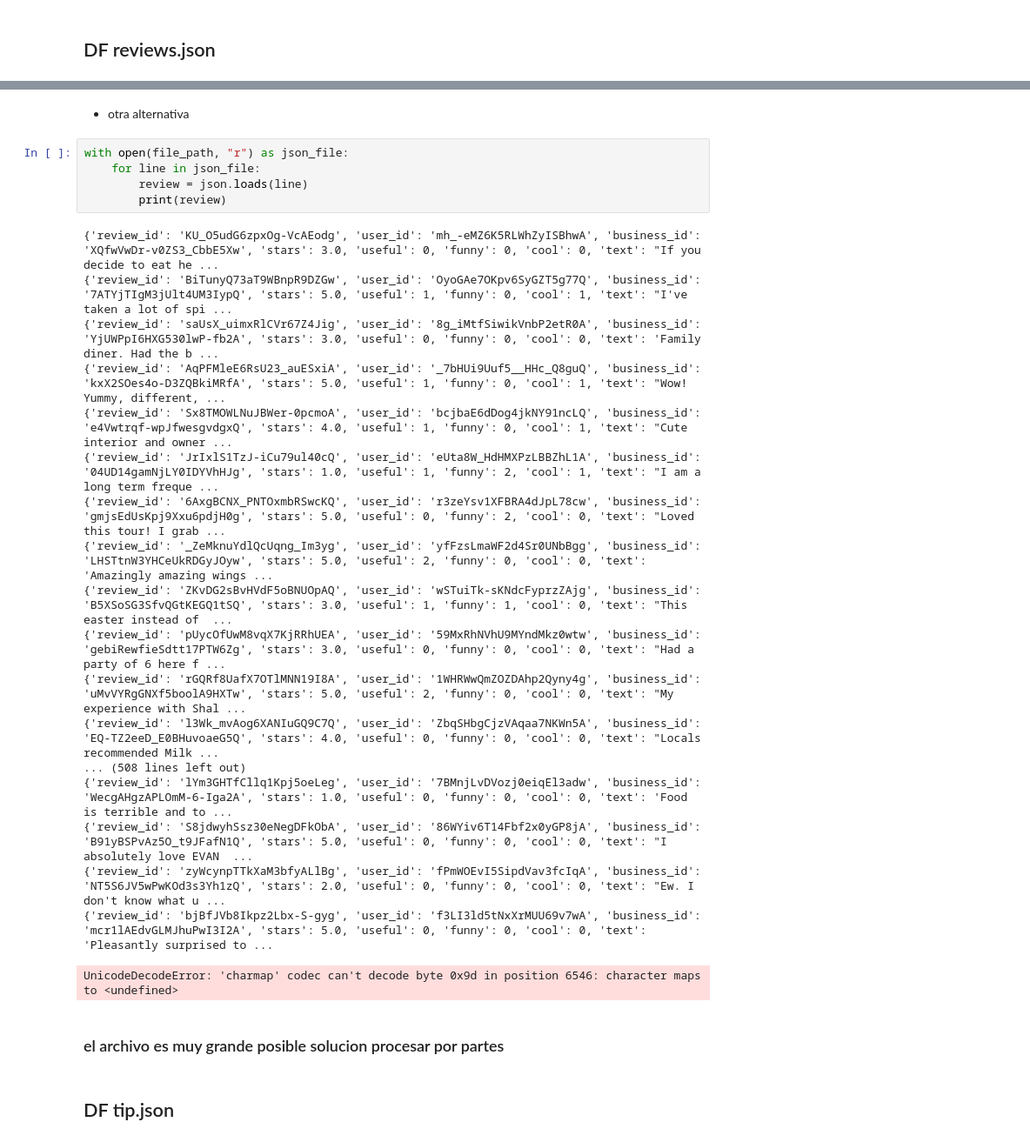
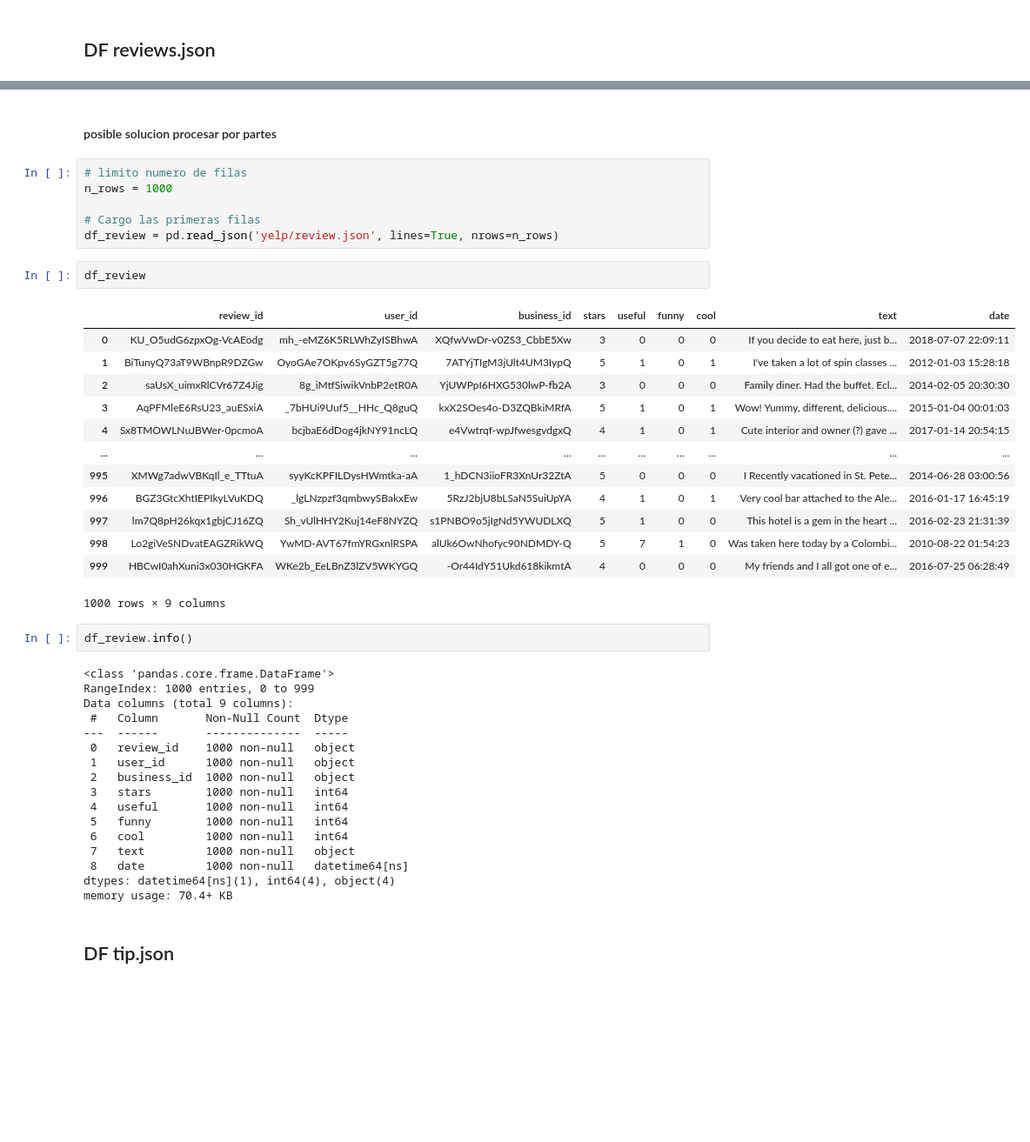
Before and after one commit to rulomak/PF_google_Yelp, a Jupyter notebook: CalidadDeDatos/archivos_Yelp.ipynb, the cells around one changed output, grey strips where cells are left out. Shown at 87% size. Drawn from its saved outputs; the diff is of its cells as text; blank space fills up the shorter version.

Commit message:
limit rows

```diff
--- a/CalidadDeDatos/archivos_Yelp.ipynb
+++ b/CalidadDeDatos/archivos_Yelp.ipynb
@@ -187,31 +148,46 @@ UnicodeDecodeError: 'charmap' codec can't decode byte 0x9d in position 6546: cha
-# %% [markdown]
-* otra alternativa
-# %%
-with open(file_path, "r") as json_file:
-    for line in json_file:
-        review = json.loads(line)
-        print(review)
-# %% [output]
-{'review_id': 'KU_O5udG6zpxOg-VcAEodg', 'user_id': 'mh_-eMZ6K5RLWhZyISBhwA', 'business_id': 'XQfwVwDr-v0ZS3_CbbE5Xw', 'stars': 3.0, 'useful': 0, 'funny': 0, 'cool': 0, 'text': "If you decide to eat he ...
-{'review_id': 'BiTunyQ73aT9WBnpR9DZGw', 'user_id': 'OyoGAe7OKpv6SyGZT5g77Q', 'business_id': '7ATYjTIgM3jUlt4UM3IypQ', 'stars': 5.0, 'useful': 1, 'funny': 0, 'cool': 1, 'text': "I've taken a lot of spi ...
-{'review_id': 'saUsX_uimxRlCVr67Z4Jig', 'user_id': '8g_iMtfSiwikVnbP2etR0A', 'business_id': 'YjUWPpI6HXG530lwP-fb2A', 'stars': 3.0, 'useful': 0, 'funny': 0, 'cool': 0, 'text': 'Family diner. Had the b ...
-{'review_id': 'AqPFMleE6RsU23_auESxiA', 'user_id': '_7bHUi9Uuf5__HHc_Q8guQ', 'business_id': 'kxX2SOes4o-D3ZQBkiMRfA', 'stars': 5.0, 'useful': 1, 'funny': 0, 'cool': 1, 'text': "Wow!  Yummy, different, ...
-{'review_id': 'Sx8TMOWLNuJBWer-0pcmoA', 'user_id': 'bcjbaE6dDog4jkNY91ncLQ', 'business_id': 'e4Vwtrqf-wpJfwesgvdgxQ', 'stars': 4.0, 'useful': 1, 'funny': 0, 'cool': 1, 'text': "Cute interior and owner ...
-{'review_id': 'JrIxlS1TzJ-iCu79ul40cQ', 'user_id': 'eUta8W_HdHMXPzLBBZhL1A', 'business_id': '04UD14gamNjLY0IDYVhHJg', 'stars': 1.0, 'useful': 1, 'funny': 2, 'cool': 1, 'text': "I am a long term freque ...
-{'review_id': '6AxgBCNX_PNTOxmbRSwcKQ', 'user_id': 'r3zeYsv1XFBRA4dJpL78cw', 'business_id': 'gmjsEdUsKpj9Xxu6pdjH0g', 'stars': 5.0, 'useful': 0, 'funny': 2, 'cool': 0, 'text': "Loved this tour! I grab ...
-{'review_id': '_ZeMknuYdlQcUqng_Im3yg', 'user_id': 'yfFzsLmaWF2d4Sr0UNbBgg', 'business_id': 'LHSTtnW3YHCeUkRDGyJOyw', 'stars': 5.0, 'useful': 2, 'funny': 0, 'cool': 0, 'text': 'Amazingly amazing wings ...
-{'review_id': 'ZKvDG2sBvHVdF5oBNUOpAQ', 'user_id': 'wSTuiTk-sKNdcFyprzZAjg', 'business_id': 'B5XSoSG3SfvQGtKEGQ1tSQ', 'stars': 3.0, 'useful': 1, 'funny': 1, 'cool': 0, 'text': "This easter instead of  ...
-{'review_id': 'pUycOfUwM8vqX7KjRRhUEA', 'user_id': '59MxRhNVhU9MYndMkz0wtw', 'business_id': 'gebiRewfieSdtt17PTW6Zg', 'stars': 3.0, 'useful': 0, 'funny': 0, 'cool': 0, 'text': "Had a party of 6 here f ...
-{'review_id': 'rGQRf8UafX7OTlMNN19I8A', 'user_id': '1WHRWwQmZOZDAhp2Qyny4g', 'business_id': 'uMvVYRgGNXf5boolA9HXTw', 'stars': 5.0, 'useful': 2, 'funny': 0, 'cool': 0, 'text': "My experience with Shal ...
-{'review_id': 'l3Wk_mvAog6XANIuGQ9C7Q', 'user_id': 'ZbqSHbgCjzVAqaa7NKWn5A', 'business_id': 'EQ-TZ2eeD_E0BHuvoaeG5Q', 'stars': 4.0, 'useful': 0, 'funny': 0, 'cool': 0, 'text': "Locals recommended Milk ...
-... (508 lines left out)
-{'review_id': 'lYm3GHTfCllq1Kpj5oeLeg', 'user_id': '7BMnjLvDVozj0eiqEl3adw', 'business_id': 'WecgAHgzAPLOmM-6-Iga2A', 'stars': 1.0, 'useful': 0, 'funny': 0, 'cool': 0, 'text': 'Food is terrible and to ...
-{'review_id': 'S8jdwyhSsz30eNegDFkObA', 'user_id': '86WYiv6T14Fbf2x0yGP8jA', 'business_id': 'B91yBSPvAz5O_t9JFafN1Q', 'stars': 5.0, 'useful': 0, 'funny': 0, 'cool': 0, 'text': "I absolutely love EVAN  ...
-{'review_id': 'zyWcynpTTkXaM3bfyALlBg', 'user_id': 'fPmWOEvI5SipdVav3fcIqA', 'business_id': 'NT5S6JV5wPwKOd3s3Yh1zQ', 'stars': 2.0, 'useful': 0, 'funny': 0, 'cool': 0, 'text': "Ew. I don't know what u ...
-{'review_id': 'bjBfJVb8Ikpz2Lbx-S-gyg', 'user_id': 'f3LI3ld5tNxXrMUU69v7wA', 'business_id': 'mcr1lAEdvGLMJhuPwI3I2A', 'stars': 5.0, 'useful': 0, 'funny': 0, 'cool': 0, 'text': 'Pleasantly surprised to ...
-UnicodeDecodeError: 'charmap' codec can't decode byte 0x9d in position 6546: character maps to <undefined>
 # %% [markdown]
-### el archivo es muy grande   posible solucion procesar por partes
+####   posible solucion procesar por partes
+# %%
+# limito numero de filas
+n_rows = 1000
+
+# Cargo las primeras filas
+df_review = pd.read_json('yelp/review.json', lines=True, nrows=n_rows)
+# %%
+df_review
+# %% [output]
+|  | review_id | user_id | business_id | stars | useful | funny | cool | text | date |
+| 0 | KU_O5udG6zpxOg-VcAEodg | mh_-eMZ6K5RLWhZyISBhwA | XQfwVwDr-v0ZS3_CbbE5Xw | 3 | 0 | 0 | 0 | If you decide to eat here, just b... | 2018-07-07 22:09:11 |
+| 1 | BiTunyQ73aT9WBnpR9DZGw | OyoGAe7OKpv6SyGZT5g77Q | 7ATYjTIgM3jUlt4UM3IypQ | 5 | 1 | 0 | 1 | I've taken a lot of spin classes ... | 2012-01-03 15:28:18 |
+| 2 | saUsX_uimxRlCVr67Z4Jig | 8g_iMtfSiwikVnbP2etR0A | YjUWPpI6HXG530lwP-fb2A | 3 | 0 | 0 | 0 | Family diner. Had the buffet. Ecl... | 2014-02-05 20:30:30 |
+| 3 | AqPFMleE6RsU23_auESxiA | _7bHUi9Uuf5__HHc_Q8guQ | kxX2SOes4o-D3ZQBkiMRfA | 5 | 1 | 0 | 1 | Wow! Yummy, different, delicious.... | 2015-01-04 00:01:03 |
+| 4 | Sx8TMOWLNuJBWer-0pcmoA | bcjbaE6dDog4jkNY91ncLQ | e4Vwtrqf-wpJfwesgvdgxQ | 4 | 1 | 0 | 1 | Cute interior and owner (?) gave ... | 2017-01-14 20:54:15 |
+| ... | ... | ... | ... | ... | ... | ... | ... | ... | ... |
+| 995 | XMWg7adwVBKqIl_e_TTtuA | syyKcKPFILDysHWmtka-aA | 1_hDCN3iioFR3XnUr32ZtA | 5 | 0 | 0 | 0 | I Recently vacationed in St. Pete... | 2014-06-28 03:00:56 |
+| 996 | BGZ3GtcXhtIEPIkyLVuKDQ | _lgLNzpzf3qmbwySBakxEw | 5RzJ2bjU8bLSaN5SuiUpYA | 4 | 1 | 0 | 1 | Very cool bar attached to the Ale... | 2016-01-17 16:45:19 |
+| 997 | lm7Q8pH26kqx1gbjCJ16ZQ | Sh_vUlHHY2Kuj14eF8NYZQ | s1PNBO9o5jIgNd5YWUDLXQ | 5 | 1 | 0 | 0 | This hotel is a gem in the heart ... | 2016-02-23 21:31:39 |
+| 998 | Lo2giVeSNDvatEAGZRikWQ | YwMD-AVT67fmYRGxnlRSPA | alUk6OwNhofyc90NDMDY-Q | 5 | 7 | 1 | 0 | Was taken here today by a Colombi... | 2010-08-22 01:54:23 |
+| 999 | HBCwI0ahXuni3x030HGKFA | WKe2b_EeLBnZ3lZV5WKYGQ | -Or44IdY51Ukd618kikmtA | 4 | 0 | 0 | 0 | My friends and I all got one of e... | 2016-07-25 06:28:49 |
+1000 rows × 9 columns
+# %%
+df_review.info()
+# %% [output]
+<class 'pandas.core.frame.DataFrame'>
+RangeIndex: 1000 entries, 0 to 999
+Data columns (total 9 columns):
+ #   Column       Non-Null Count  Dtype
+---  ------       --------------  -----
+ 0   review_id    1000 non-null   object
+ 1   user_id      1000 non-null   object
+ 2   business_id  1000 non-null   object
+ 3   stars        1000 non-null   int64
+ 4   useful       1000 non-null   int64
+ 5   funny        1000 non-null   int64
+ 6   cool         1000 non-null   int64
+ 7   text         1000 non-null   object
+ 8   date         1000 non-null   datetime64[ns]
+dtypes: datetime64[ns](1), int64(4), object(4)
+memory usage: 70.4+ KB
 # %% [markdown]
 ## DF tip.json
 # %%
```
Also changed, not shown: parts of 2 cells of this notebook.
